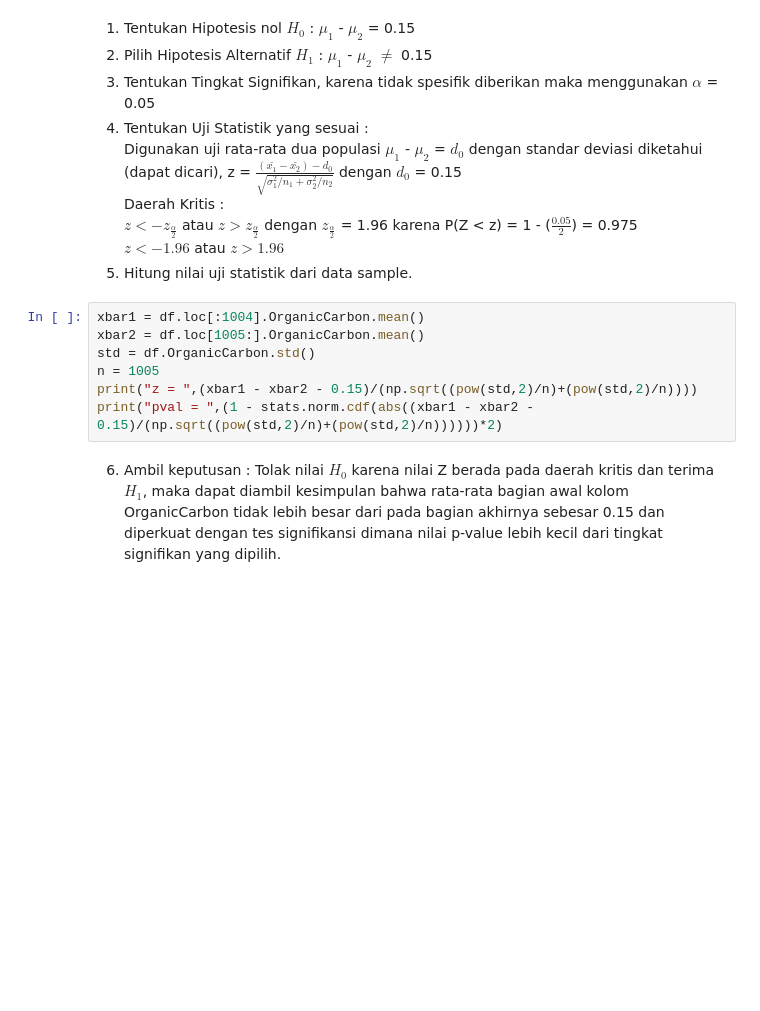
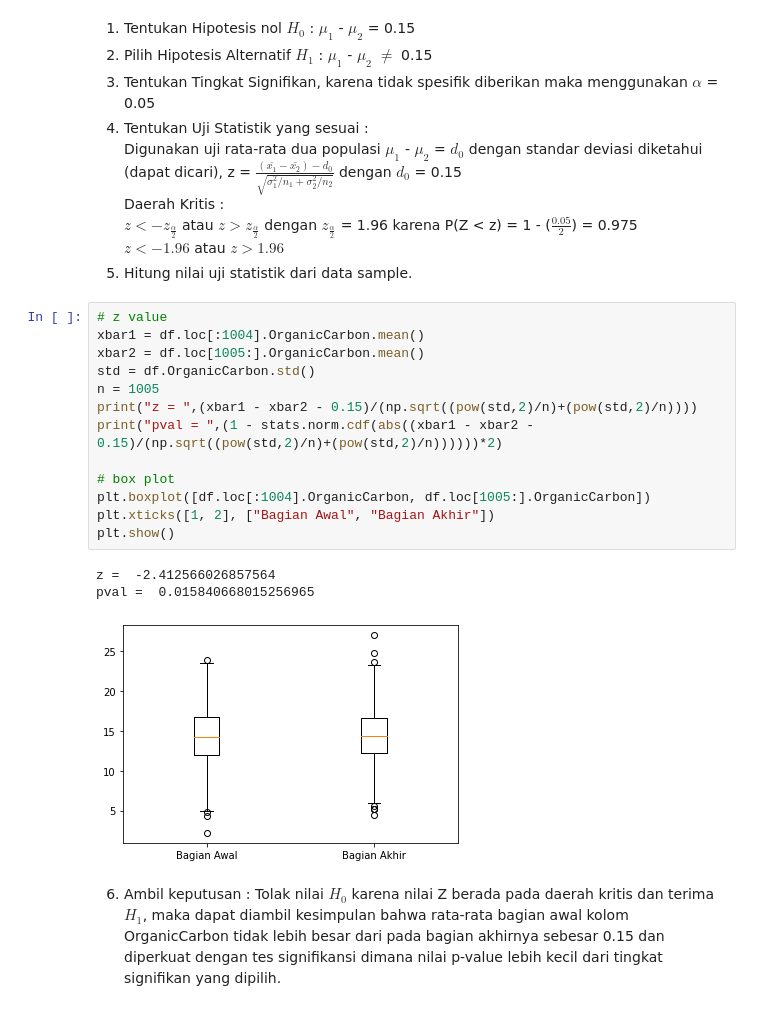
Before and after one commit to jakartasipirok/Tugas-Besar-IF2220-2021-2022, a Jupyter notebook: main2.ipynb, the cells around one changed output. Drawn from its saved outputs; the diff is of its cells as text; blank space fills up the shorter version.

```diff
--- a/main2.ipynb
+++ b/main2.ipynb
@@ -55,12 +79,22 @@ $z < -z_\frac{\alpha}{2}$ atau $z > z_\frac{\alpha}{2}$ dengan $z_\frac{\alpha}{
 $z < -1.96$ atau $z > 1.96$
 5. Hitung nilai uji statistik dari data sample.
 # %%
+# z value
 xbar1 = df.loc[:1004].OrganicCarbon.mean()
 xbar2 = df.loc[1005:].OrganicCarbon.mean()
 std = df.OrganicCarbon.std()
 n = 1005
 print("z = ",(xbar1 - xbar2 - 0.15)/(np.sqrt((pow(std,2)/n)+(pow(std,2)/n))))
 print("pval = ",(1 - stats.norm.cdf(abs((xbar1 - xbar2 - 0.15)/(np.sqrt((pow(std,2)/n)+(pow(std,2)/n))))))*2)
+
+# box plot
+plt.boxplot([df.loc[:1004].OrganicCarbon, df.loc[1005:].OrganicCarbon])
+plt.xticks([1, 2], ["Bagian Awal", "Bagian Akhir"])
+plt.show()
+# %% [output]
+z =  -2.412566026857564
+pval =  0.015840668015256965
+[figure, added]
 # %% [markdown]
 6. Ambil keputusan : Tolak nilai $H_0$ karena nilai Z berada pada daerah kritis dan terima $H_1$, maka dapat diambil kesimpulan bahwa rata-rata bagian awal kolom OrganicCarbon tidak lebih besar dari pada bagian akhirnya sebesar 0.15 dan diperkuat dengan tes signifikansi dimana nilai p-value lebih kecil dari tingkat signifikan yang dipilih.
 # %% [markdown]
```
Also changed, not shown: parts of 27 cells of this notebook.
